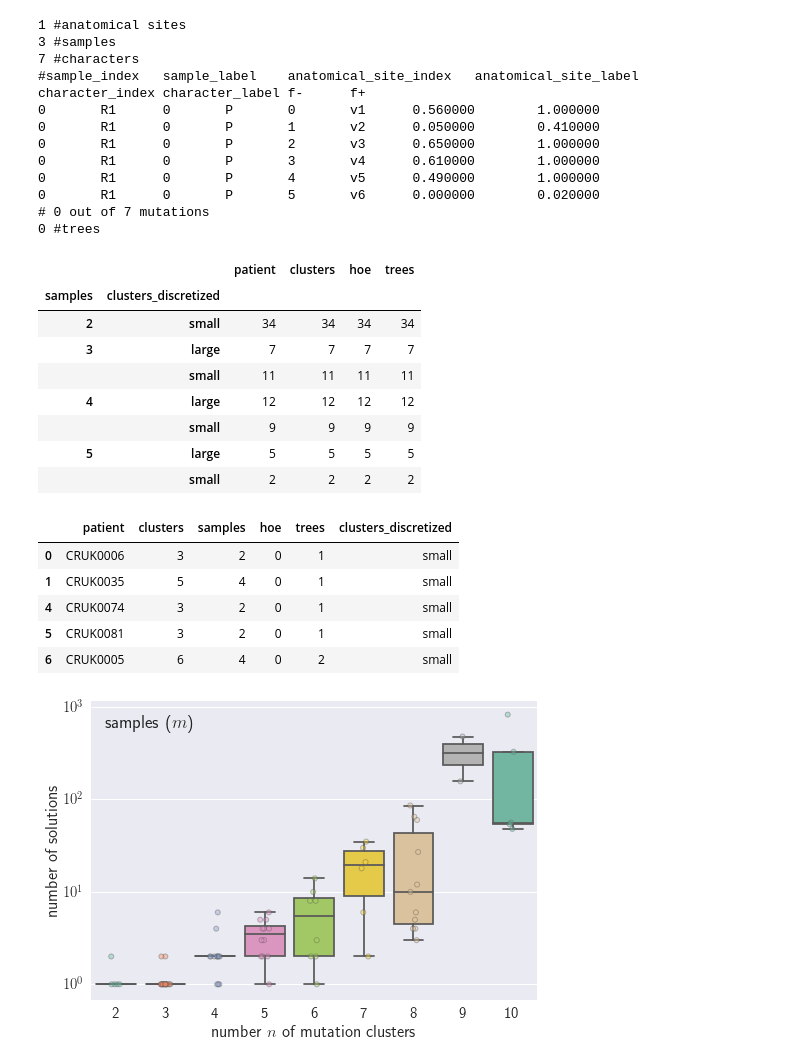
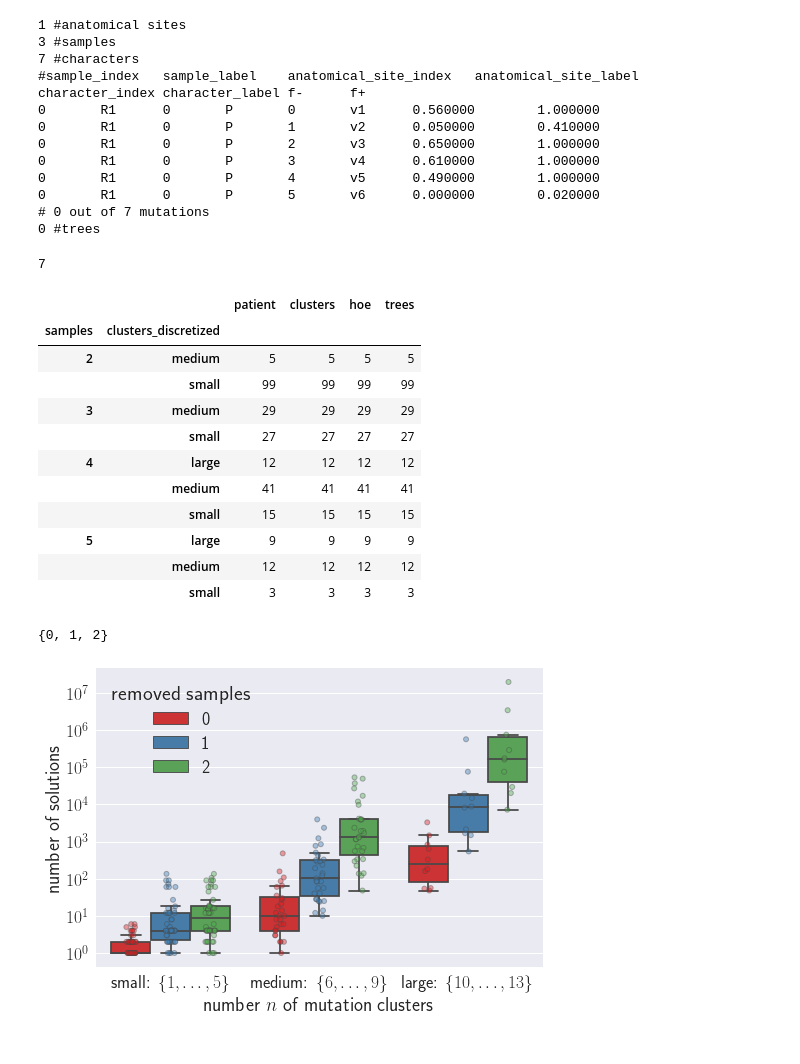
Before and after one commit to elkebir-group/PPM-NonUniq, a Jupyter notebook: analysis.ipynb, the cells around one changed output. Cells and saved outputs as stored; diff of their text form; code cells hidden in the pictures.

```diff
--- a/analysis.ipynb
+++ b/analysis.ipynb
@@ -16,7 +16,7 @@ import graphviz as gv
 
 ### Set up seaborn appearence
 mpl.rc('text', usetex = True)
-sns.set_context("notebook", font_scale=1.5)
+sns.set_context("notebook", font_scale=1.75)
 plt.rc("axes.spines", top=True, right=True)
 # %%
 # Load oncolib module
@@ -969,41 +969,51 @@ with open("tracerx.tsv", "w") as f:
         f.write("\t".join(map(str, [patient, characters, samples, hoe, count])) + "\n")
 # %%
 df_tracerx = pd.read_table("tracerx.tsv")
+# %%
+df_tracerx.samples.max()
+# %% [output]
+7
 # %%
-df_tracerx = df_tracerx[(df_tracerx["samples"] >= 2) & (df_tracerx["samples"] <= 5) & (df_tracerx["trees"] > 0)]
-df_tracerx['clusters_discretized'] = df_tracerx["clusters"].apply(lambda x : "small" if x <= 6 else "large")
+# df_tracerx = df_tracerx[(df_tracerx["samples"] >= 2) & (df_tracerx["samples"] <= 5) & (df_tracerx["trees"] > 0)]
+df_tracerx = df_tracerx[(df_tracerx["trees"] > 0)]
+df_tracerx['clusters_discretized'] = df_tracerx["clusters"].apply(lambda x :
+                                                                  "small: $\{1,\ldots,5\}$" if x <= 5 else
+                                                                  ("medium: $\{6,\ldots,9\}$" if x <= 9
+                                                                   else "large: $\{10,\ldots,13\}$"))
 # %%
 df_tracerx.groupby(["samples", "clusters_discretized"]).count()
 # %% [output]
 |  |  | patient | clusters | hoe | trees |
 | samples | clusters_discretized |  |  |  |  |
-| 2 | small | 34 | 34 | 34 | 34 |
-| 3 | large | 7 | 7 | 7 | 7 |
-|  | small | 11 | 11 | 11 | 11 |
+| 2 | medium | 5 | 5 | 5 | 5 |
+|  | small | 99 | 99 | 99 | 99 |
+| 3 | medium | 29 | 29 | 29 | 29 |
+|  | small | 27 | 27 | 27 | 27 |
 | 4 | large | 12 | 12 | 12 | 12 |
-|  | small | 9 | 9 | 9 | 9 |
-| 5 | large | 5 | 5 | 5 | 5 |
-|  | small | 2 | 2 | 2 | 2 |
+|  | medium | 41 | 41 | 41 | 41 |
+|  | small | 15 | 15 | 15 | 15 |
+| 5 | large | 9 | 9 | 9 | 9 |
+|  | medium | 12 | 12 | 12 | 12 |
+|  | small | 3 | 3 | 3 | 3 |
-# %%
-df_tracerx.head()
-# %% [output]
-|  | patient | clusters | samples | hoe | trees | clusters_discretized |
-| 0 | CRUK0006 | 3 | 2 | 0 | 1 | small |
-| 1 | CRUK0035 | 5 | 4 | 0 | 1 | small |
-| 4 | CRUK0074 | 3 | 2 | 0 | 1 | small |
-| 5 | CRUK0081 | 3 | 2 | 0 | 1 | small |
-| 6 | CRUK0005 | 6 | 4 | 0 | 2 | small |
+# %%
+set(df_tracerx.hoe)
+# %% [output]
+{0, 1, 2}
 # %%
-sns.stripplot(data=df_tracerx, x="clusters", y="trees", alpha=.4, split=True, linewidth=1, jitter=.1,
-              palette=sns.color_palette("Set2", 10))
-ax = sns.boxplot(data=df_tracerx, x="clusters", y="trees", showfliers=False,
-                palette=sns.color_palette("Set2", 10))
+sns.stripplot(data=df_tracerx, x="clusters_discretized",
+              order=["small: $\{1,\ldots,5\}$", "medium: $\{6,\ldots,9\}$", "large: $\{10,\ldots,13\}$"],
+              y="trees", hue="hoe", alpha=.4, split=True, linewidth=1, jitter=.1,
+              palette=sns.color_palette("Set1", 10))
+ax = sns.boxplot(data=df_tracerx, x="clusters_discretized",
+                 order=["small: $\{1,\ldots,5\}$", "medium: $\{6,\ldots,9\}$", "large: $\{10,\ldots,13\}$"],
+                 y="trees", hue="hoe", showfliers=False,
+                 palette=sns.color_palette("Set1", 10))
 ax.set(yscale="log")
 handles, labels = ax.get_legend_handles_labels()
-ax.legend(handles[0:4], labels[0:4], title="samples ($m$)", loc="upper left")
+ax.legend(handles[0:3], labels[0:3], title="removed samples", loc="upper left")
 # ax.set_ylim((0.05, 1e10))
 ax.set_xlabel("number $n$ of mutation clusters")
 ax.set_ylabel("number of solutions")
 plt.savefig("solutions_tracerx.pdf")
 # %% [output]
-[figure, old version]
+[figure, new version]
```
Also changed, not shown: parts of 6 cells of this notebook, 20 other files.
